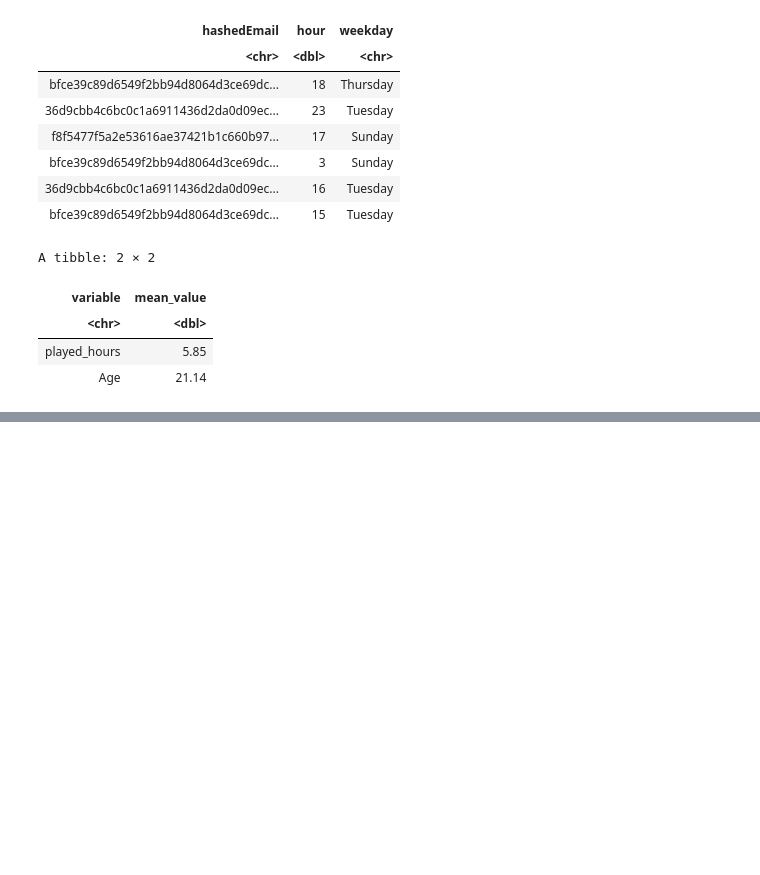
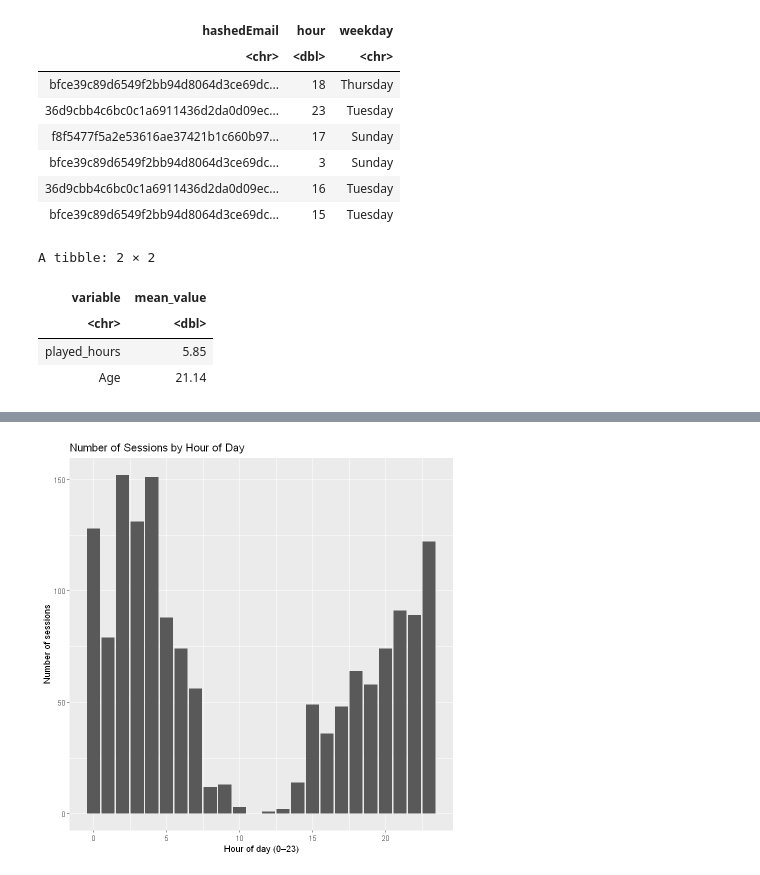
Before and after one commit to mansehajrandhawa/Data-Science-Project, a Jupyter notebook: planning.ipynb, the cells around one changed output, grey strips where cells are left out. Saved outputs shown, nothing was run; the diff lists cells and outputs as text; code cells hidden in the pictures; blank space fills up the shorter version.

```diff
--- a/planning.ipynb
+++ b/planning.ipynb
@@ -126,0 +137,14 @@ A tibble: 2 × 2
+# %%
+sessions_by_hour <- sessions_wrangled |>
+  group_by(hour) |>
+  summarise(number_of_sessions = n())
+
+ggplot(sessions_by_hour, aes(x = hour, y = number_of_sessions)) +
+  geom_col() +
+  labs(
+    title = "Number of Sessions by Hour of Day",
+    x = "Hour of day (0–23)",
+    y = "Number of sessions"
+  )
+# %% [output]
+[figure, added]
```
Also changed, not shown: parts of 2 cells of this notebook.
